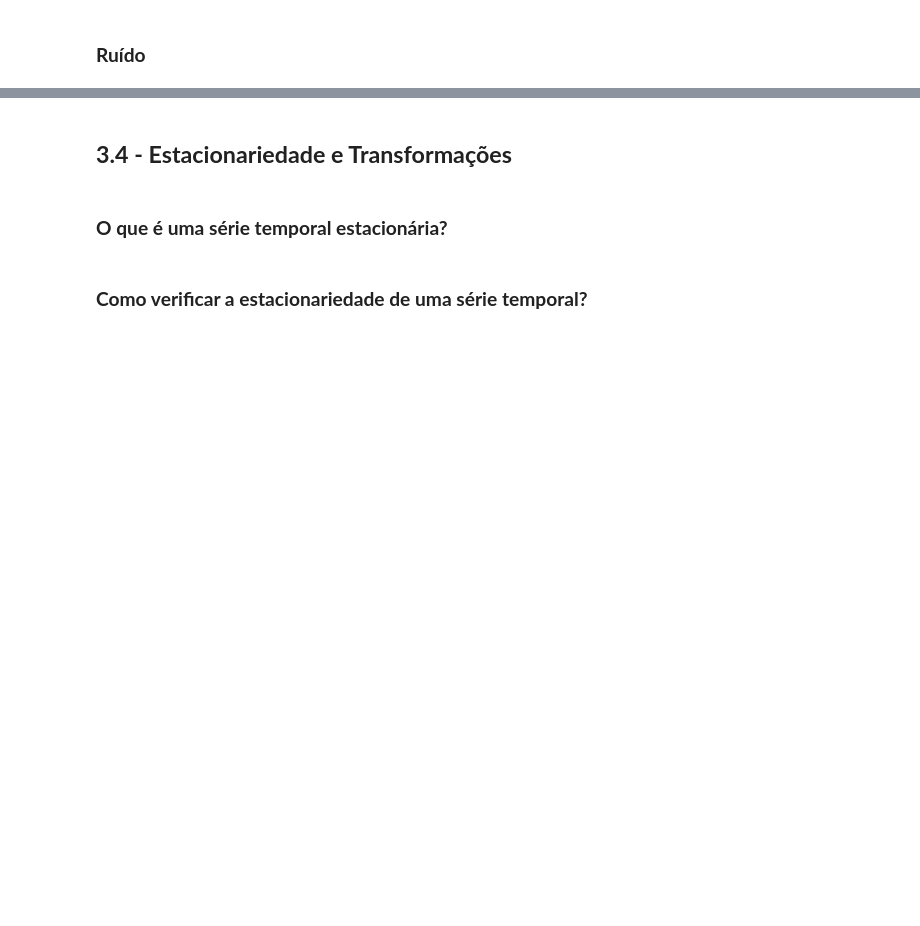
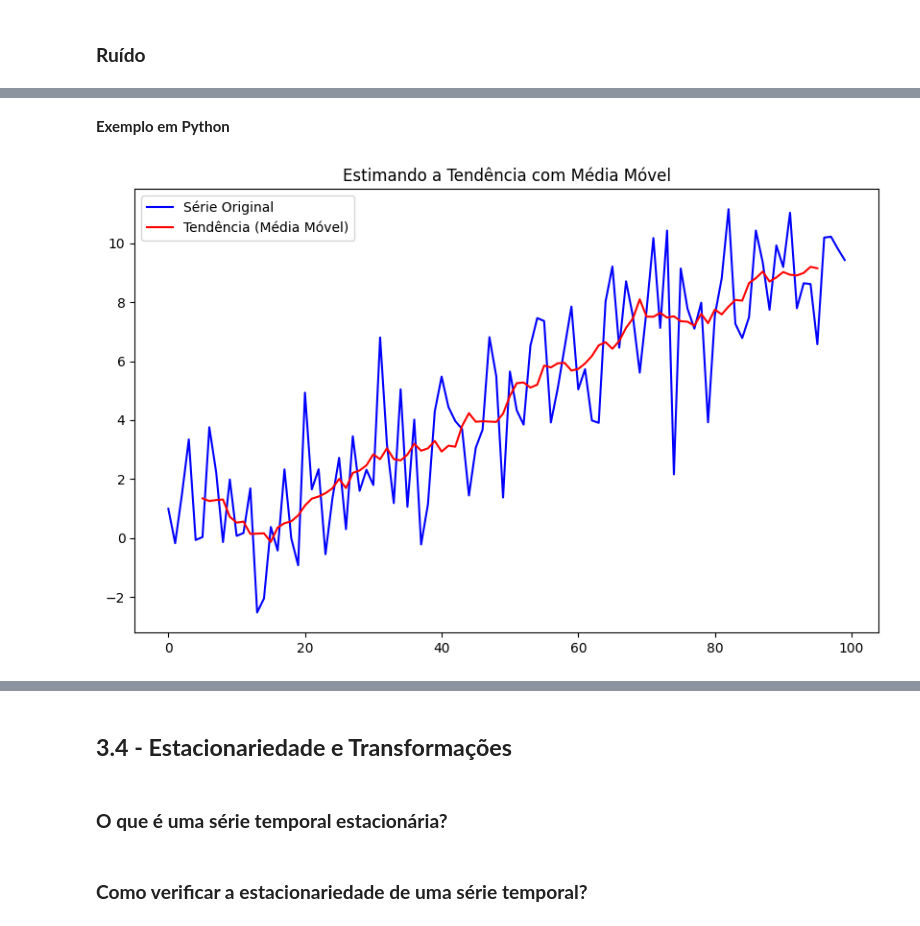
Before and after one commit to GB-Navarro/case-fin-quant-fea-dev, a Jupyter notebook: case_quant.ipynb, the cells around one changed output, grey strips where cells are left out. Saved outputs shown, nothing was run; the diff lists cells and outputs as text; code cells hidden in the pictures; blank space fills up the shorter version.

```diff
--- a/case_quant.ipynb
+++ b/case_quant.ipynb
@@ -768,0 +997,27 @@ Elas apresentam padrões que podem ser analisados para prever comportamentos fut
+# %% [markdown]
+**Exemplo em Python**
+# %%
+import numpy as np
+import pandas as pd
+import matplotlib.pyplot as plt
+
+# Criando uma série temporal com tendência linear e ruído
+np.random.seed(42)
+t = np.arange(100)
+trend = 0.1 * t  # Tendência linear
+noise = np.random.normal(0, 2, 100)  # Ruído
+series = trend + noise
+
+# Calculando a média móvel centrada com janela de 10 períodos
+window_size = 10
+moving_avg = pd.Series(series).rolling(window=window_size, center=True).mean()
+
+# Plotando a série original e a tendência estimada
+plt.figure(figsize=(10, 6))
+plt.plot(t, series, label='Série Original', color='blue')
+plt.plot(t, moving_avg, label='Tendência (Média Móvel)', color='red')
+plt.legend()
+plt.title('Estimando a Tendência com Média Móvel')
+plt.show()
+# %% [output]
+[figure, added]
```
Also changed, not shown: parts of 45 cells of this notebook.
